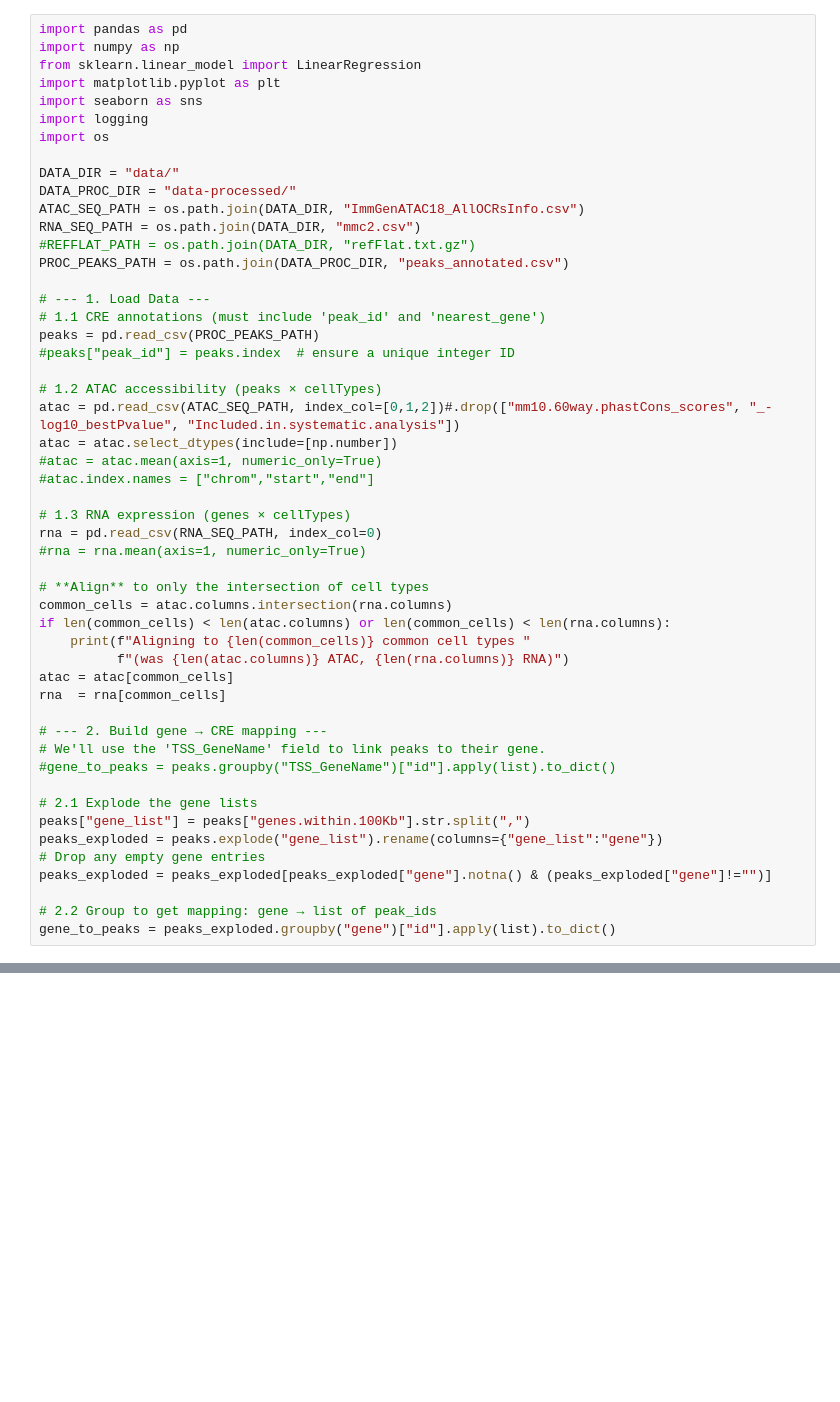
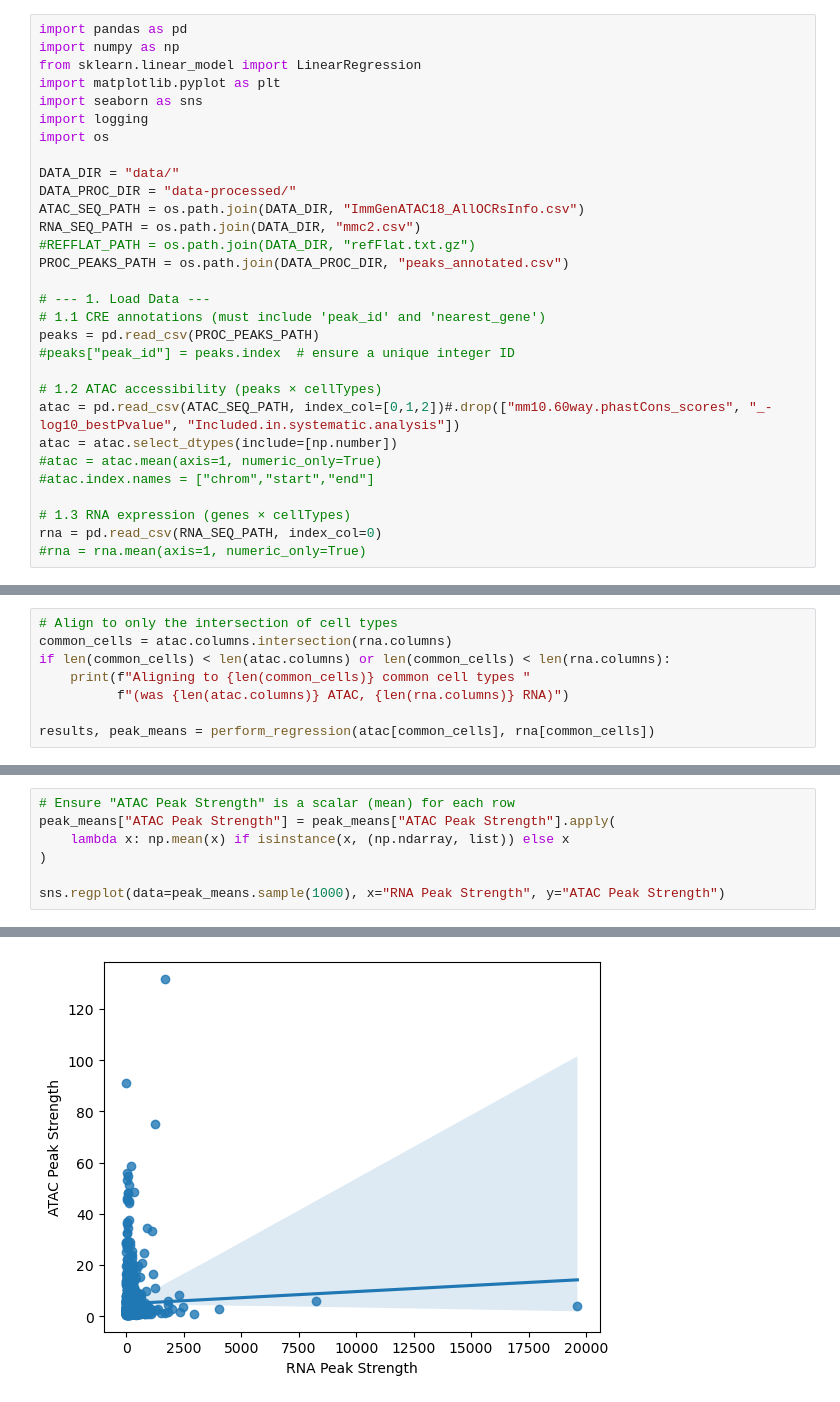
Before and after one commit to Topic2-Gene-Regulation-Immune-Cells/ILC-cells-Team4, a Jupyter notebook: 08_regression_modelling.ipynb, the cells around one changed output, grey strips where cells are left out. Cells and saved outputs as stored; diff of their text form; blank space fills up the shorter version.

```diff
--- a/08_regression_modelling.ipynb
+++ b/08_regression_modelling.ipynb
@@ -32,24 +32,3 @@ atac = atac.select_dtypes(include=[np.number])
 # 1.3 RNA expression (genes × cellTypes)
 rna = pd.read_csv(RNA_SEQ_PATH, index_col=0)
 #rna = rna.mean(axis=1, numeric_only=True)
-
-# **Align** to only the intersection of cell types
-common_cells = atac.columns.intersection(rna.columns)
-if len(common_cells) < len(atac.columns) or len(common_cells) < len(rna.columns):
-    print(f"Aligning to {len(common_cells)} common cell types "
-          f"(was {len(atac.columns)} ATAC, {len(rna.columns)} RNA)")
-atac = atac[common_cells]
-rna  = rna[common_cells]
-
-# --- 2. Build gene → CRE mapping ---
-# We'll use the 'TSS_GeneName' field to link peaks to their gene.
-#gene_to_peaks = peaks.groupby("TSS_GeneName")["id"].apply(list).to_dict()
-
-# 2.1 Explode the gene lists
-peaks["gene_list"] = peaks["genes.within.100Kb"].str.split(",")
-peaks_exploded = peaks.explode("gene_list").rename(columns={"gene_list":"gene"})
-# Drop any empty gene entries
-peaks_exploded = peaks_exploded[peaks_exploded["gene"].notna() & (peaks_exploded["gene"]!="")]
-
-# 2.2 Group to get mapping: gene → list of peak_ids
-gene_to_peaks = peaks_exploded.groupby("gene")["id"].apply(list).to_dict()
@@ -120,0 +100,8 @@ Computed R² for 17469 genes.
+# %%
+# Align to only the intersection of cell types
+common_cells = atac.columns.intersection(rna.columns)
+if len(common_cells) < len(atac.columns) or len(common_cells) < len(rna.columns):
+    print(f"Aligning to {len(common_cells)} common cell types "
+          f"(was {len(atac.columns)} ATAC, {len(rna.columns)} RNA)")
+
+results, peak_means = perform_regression(atac[common_cells], rna[common_cells])
@@ -143,3 +133,11 @@ min          0.000491
 50%          0.967230
 75%          1.000000
 max          1.000000
+# %%
+# Ensure "ATAC Peak Strength" is a scalar (mean) for each row
+peak_means["ATAC Peak Strength"] = peak_means["ATAC Peak Strength"].apply(
+	lambda x: np.mean(x) if isinstance(x, (np.ndarray, list)) else x
+)
+
+sns.regplot(data=peak_means.sample(1000), x="RNA Peak Strength", y="ATAC Peak Strength")
+# %% [output]
@@ -145,0 +145 @@ max          1.000000
+[figure, added]
```
Also changed, not shown: parts of 11 cells of this notebook, 1 other file.
